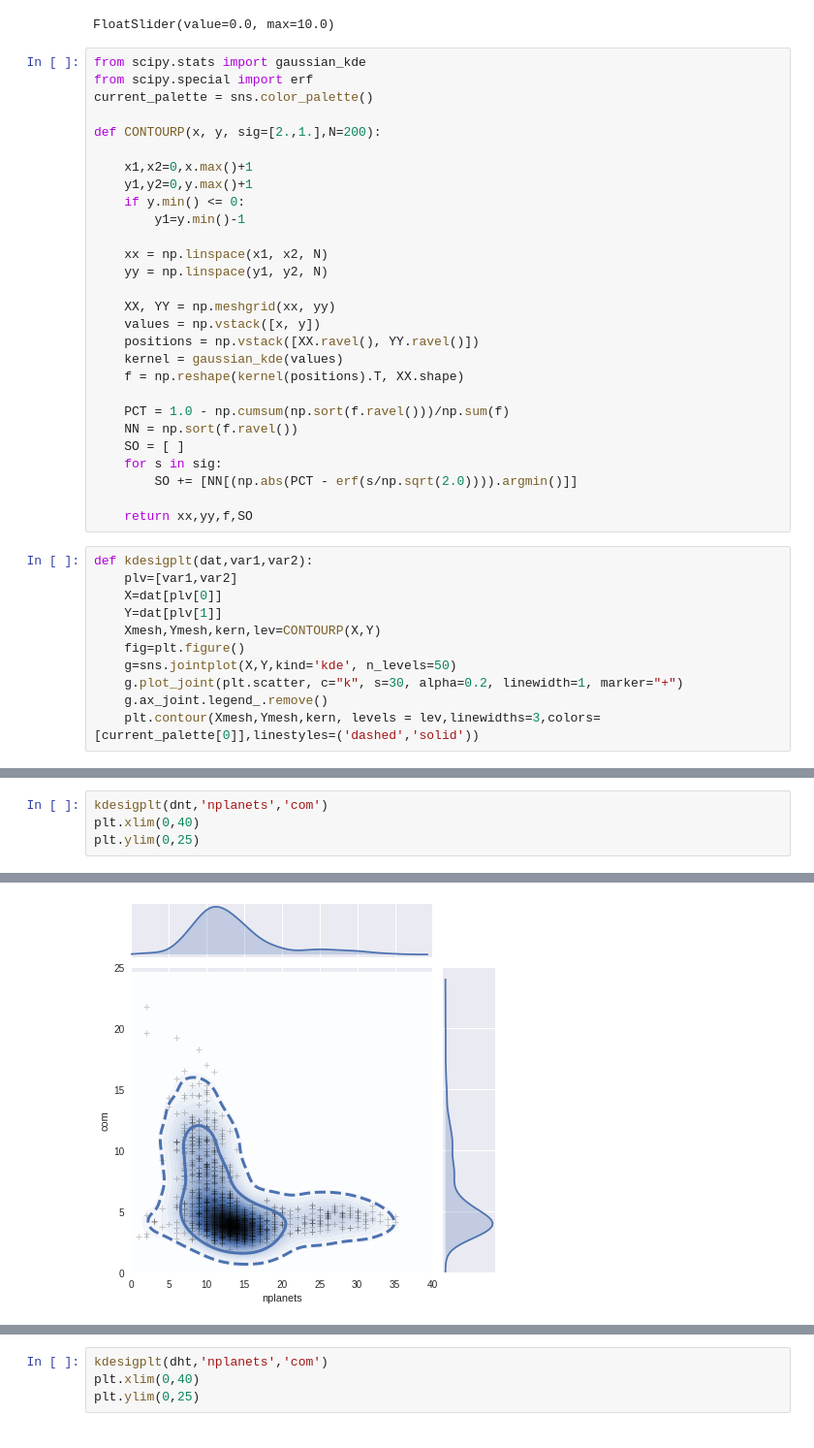
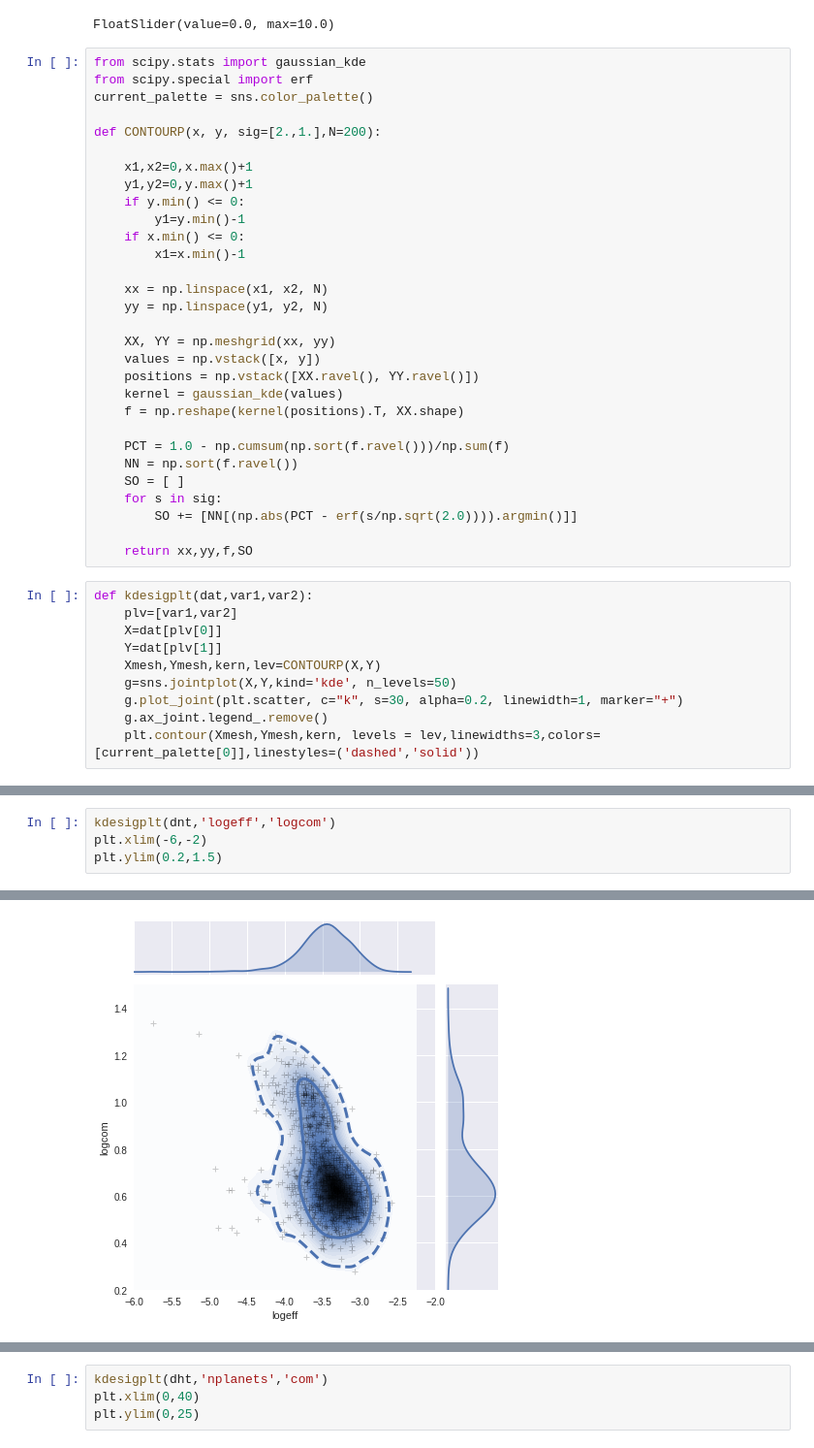
Before and after one commit to saint-germain/population_synthesis, a Jupyter notebook: tools/separate_stats.ipynb, the cells around one changed output, grey strips where cells are left out. Shown at 97% size. Drawn from its saved outputs; the diff is of its cells as text.

```diff
--- a/tools/separate_stats.ipynb
+++ b/tools/separate_stats.ipynb
@@ -450,6 +465,8 @@ def CONTOURP(x, y, sig=[2.,1.],N=200):
     y1,y2=0,y.max()+1
     if y.min() <= 0:
         y1=y.min()-1
+    if x.min() <= 0:
+        x1=x.min()-1
 
     xx = np.linspace(x1, x2, N)
     yy = np.linspace(y1, y2, N)
@@ -473,7 +490,6 @@ def kdesigplt(dat,var1,var2):
     X=dat[plv[0]]
     Y=dat[plv[1]]
     Xmesh,Ymesh,kern,lev=CONTOURP(X,Y)
-    fig=plt.figure()
     g=sns.jointplot(X,Y,kind='kde', n_levels=50)
     g.plot_joint(plt.scatter, c="k", s=30, alpha=0.2, linewidth=1, marker="+")
     g.ax_joint.legend_.remove()
@@ -481,5 +739,5 @@ def kdesigplt(dat,var1,var2):
 # %%
-kdesigplt(dnt,'nplanets','com')
-plt.xlim(0,40)
-plt.ylim(0,25)
+kdesigplt(dnt,'logeff','logcom')
+plt.xlim(-6,-2)
+plt.ylim(0.2,1.5)
 # %% [output]
@@ -488 +745 @@ plt.ylim(0,25)
-[figure, old version]
+[figure, new version]
```
Also changed, not shown: parts of 35 cells of this notebook.
